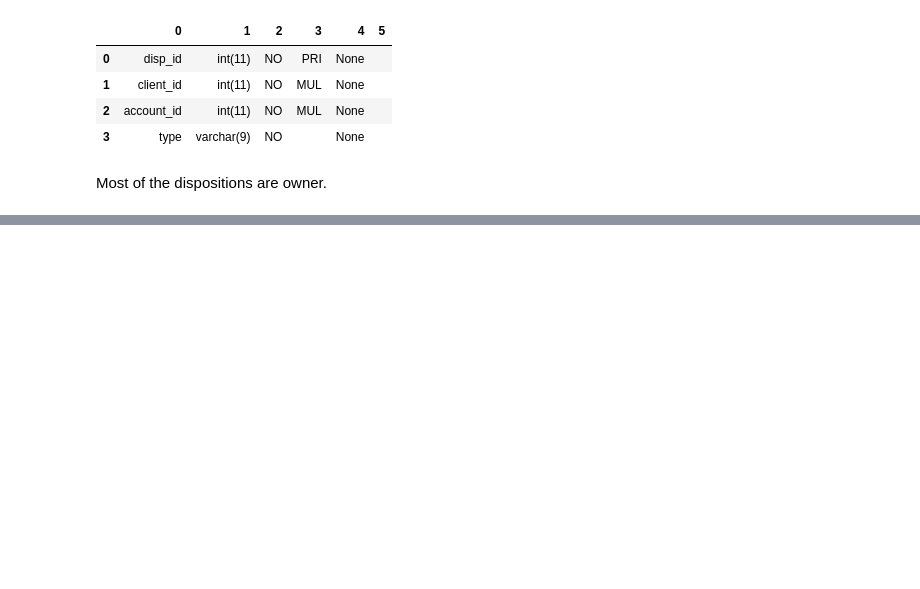
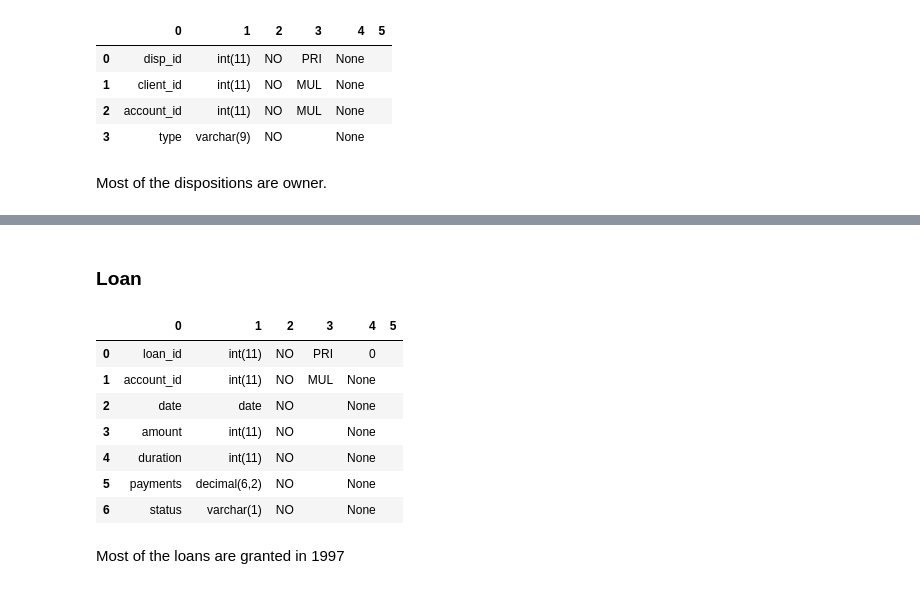
Before and after one commit to cyshen11/loan-prediction-app-aws, a Jupyter notebook: jupyter-nb/EDA.ipynb, the cells around one changed output, grey strips where cells are left out. Drawn from its saved outputs; the diff is of its cells as text; code cells hidden in the pictures; blank space fills up the shorter version.

```diff
--- a/jupyter-nb/EDA.ipynb
+++ b/jupyter-nb/EDA.ipynb
@@ -236,0 +270,14 @@ Most of the dispositions are owner.
+# %% [markdown]
+### Loan
+# %%
+df = run_query('SHOW COLUMNS FROM loan')
+df
+# %% [output]
+|  | 0 | 1 | 2 | 3 | 4 | 5 |
+| 0 | loan_id | int(11) | NO | PRI | 0 |  |
+| 1 | account_id | int(11) | NO | MUL | None |  |
+| 2 | date | date | NO |  | None |  |
+| 3 | amount | int(11) | NO |  | None |  |
+| 4 | duration | int(11) | NO |  | None |  |
+| 5 | payments | decimal(6,2) | NO |  | None |  |
+| 6 | status | varchar(1) | NO |  | None |  |
@@ -236,0 +289,2 @@ Most of the dispositions are owner.
+# %% [markdown]
+Most of the loans are granted in 1997
```
Also changed, not shown: parts of 24 cells of this notebook.
